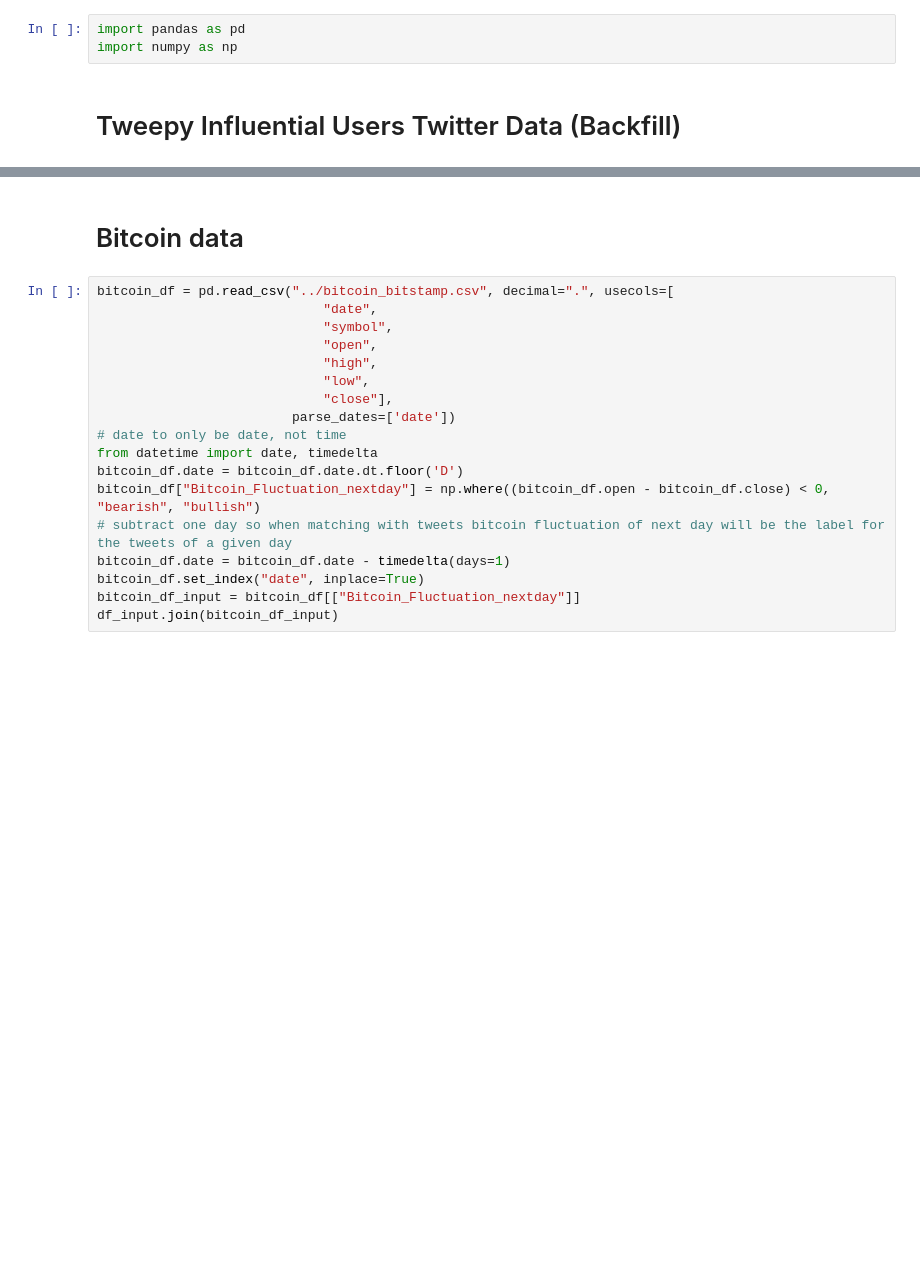
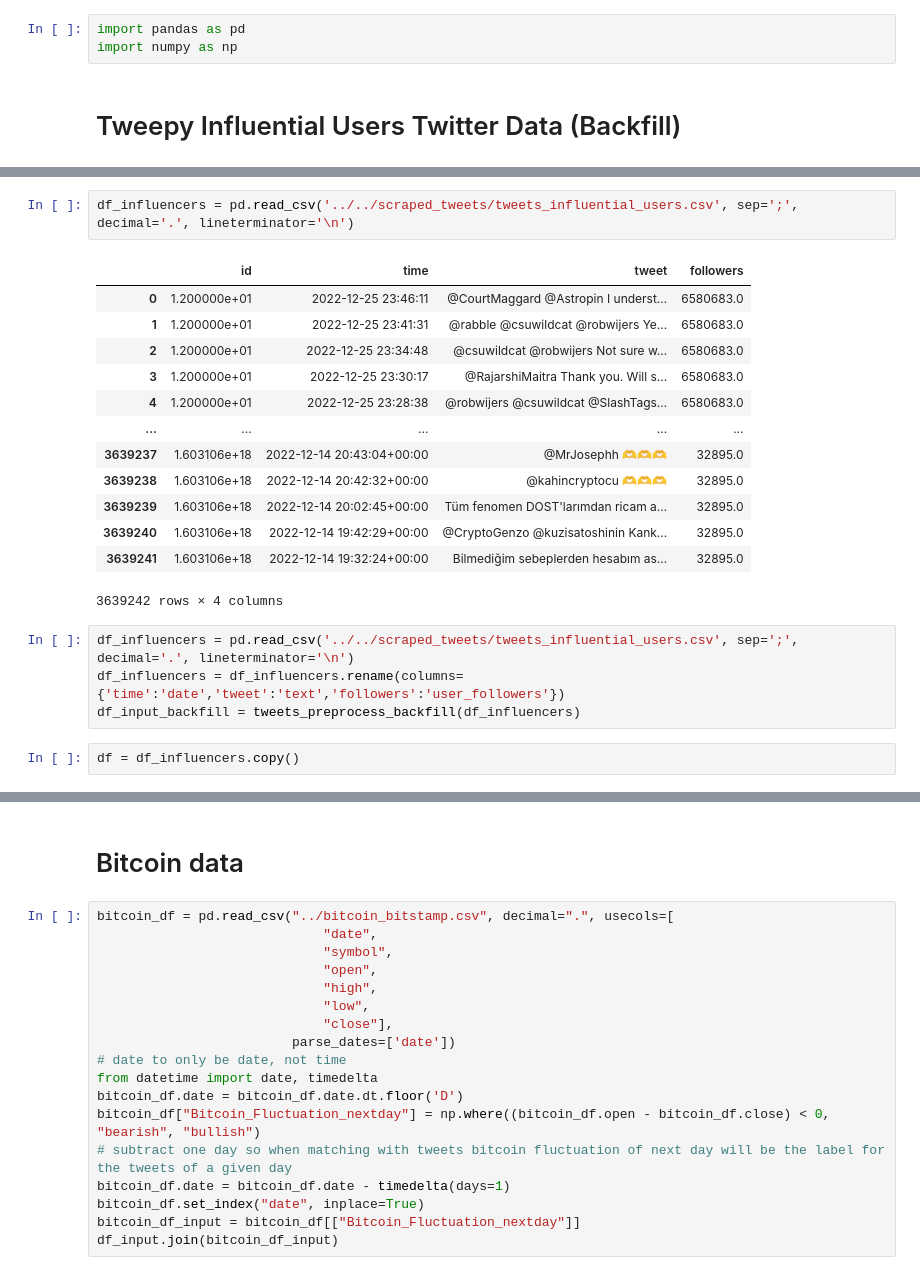
Before and after one commit to daniel-rdt/twitter_bitcoin_sentiment_ml, a Jupyter notebook: testing/tweets_preprocess.ipynb, the cells around one changed output, grey strips where cells are left out. Cells and saved outputs as stored; diff of their text form; blank space fills up the shorter version.

```diff
--- a/testing/tweets_preprocess.ipynb
+++ b/testing/tweets_preprocess.ipynb
@@ -43,0 +67,22 @@ users_df
+# %%
+df_influencers = pd.read_csv('../../scraped_tweets/tweets_influential_users.csv', sep=';', decimal='.', lineterminator='\n')
+# %% [output]
+|  | id | time | tweet | followers |
+| 0 | 1.200000e+01 | 2022-12-25 23:46:11 | @CourtMaggard @Astropin I underst... | 6580683.0 |
+| 1 | 1.200000e+01 | 2022-12-25 23:41:31 | @rabble @csuwildcat @robwijers Ye... | 6580683.0 |
+| 2 | 1.200000e+01 | 2022-12-25 23:34:48 | @csuwildcat @robwijers Not sure w... | 6580683.0 |
+| 3 | 1.200000e+01 | 2022-12-25 23:30:17 | @RajarshiMaitra Thank you. Will s... | 6580683.0 |
+| 4 | 1.200000e+01 | 2022-12-25 23:28:38 | @robwijers @csuwildcat @SlashTags... | 6580683.0 |
+| ... | ... | ... | ... | ... |
+| 3639237 | 1.603106e+18 | 2022-12-14 20:43:04+00:00 | @MrJosephh 🫶🫶🫶 | 32895.0 |
+| 3639238 | 1.603106e+18 | 2022-12-14 20:42:32+00:00 | @kahincryptocu 🫶🫶🫶 | 32895.0 |
+| 3639239 | 1.603106e+18 | 2022-12-14 20:02:45+00:00 | Tüm fenomen DOST'larımdan ricam a... | 32895.0 |
+| 3639240 | 1.603106e+18 | 2022-12-14 19:42:29+00:00 | @CryptoGenzo @kuzisatoshinin Kank... | 32895.0 |
+| 3639241 | 1.603106e+18 | 2022-12-14 19:32:24+00:00 | Bilmediğim sebeplerden hesabım as... | 32895.0 |
+3639242 rows × 4 columns
+# %%
+df_influencers = pd.read_csv('../../scraped_tweets/tweets_influential_users.csv', sep=';', decimal='.', lineterminator='\n')
+df_influencers = df_influencers.rename(columns={'time':'date','tweet':'text','followers':'user_followers'})
+df_input_backfill = tweets_preprocess_backfill(df_influencers)
+# %%
+df = df_influencers.copy()
```
Also changed, not shown: parts of 17 cells of this notebook, 1 other file.
